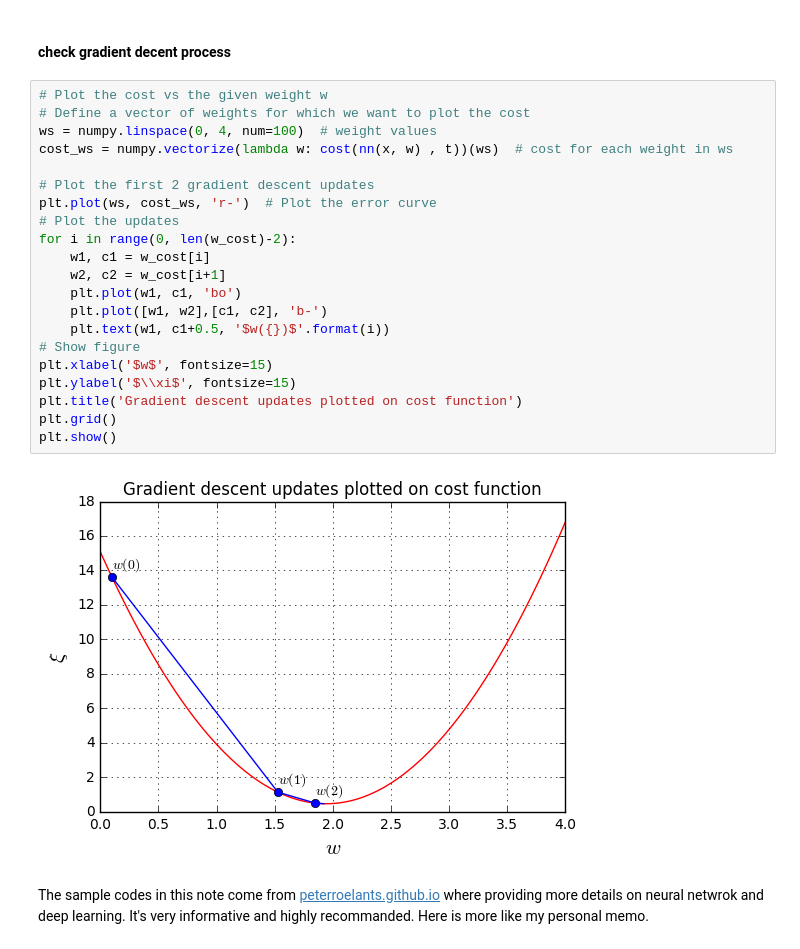
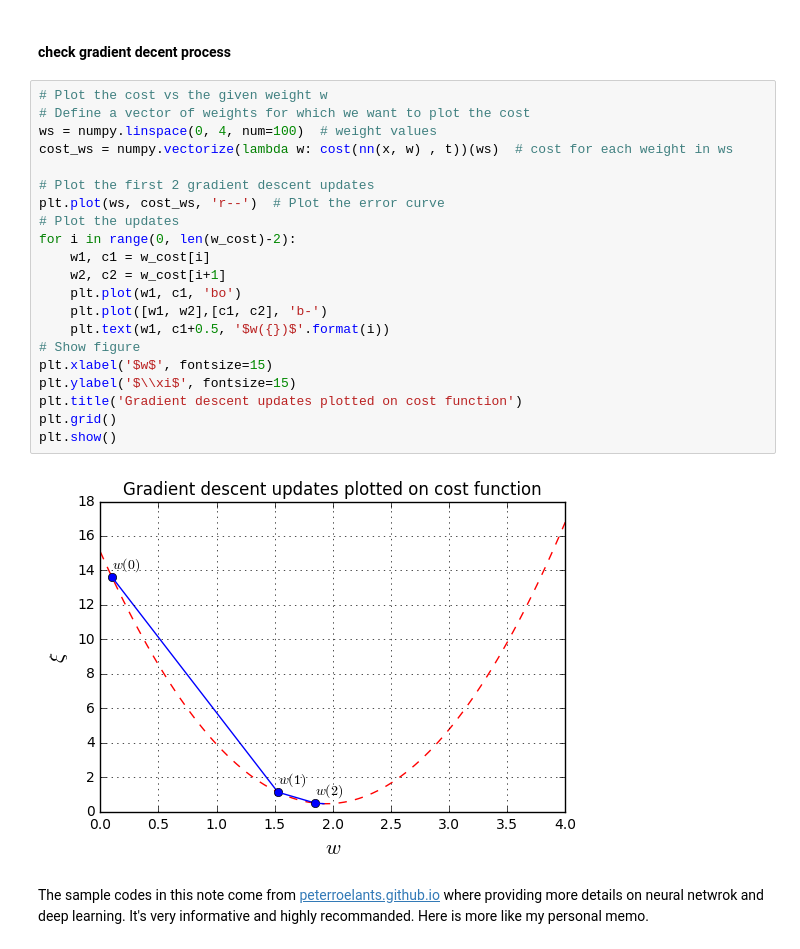
Before and after one commit to weichetaru/weichetaru.github.com, a Jupyter notebook: notebook/machine-learning/deep_learning-linear-regression-gradient-decent.ipynb, the cells around one changed output. Saved outputs shown, nothing was run; the diff lists cells and outputs as text.

```diff
--- a/notebook/machine-learning/deep_learning-linear-regression-gradient-decent.ipynb
+++ b/notebook/machine-learning/deep_learning-linear-regression-gradient-decent.ipynb
@@ -120,25 +120,25 @@ As you can see the $w$ is moving toward 2 with decreasing cost/loss.
 # %%
 # Plot the cost vs the given weight w
 # Define a vector of weights for which we want to plot the cost
 ws = numpy.linspace(0, 4, num=100)  # weight values
 cost_ws = numpy.vectorize(lambda w: cost(nn(x, w) , t))(ws)  # cost for each weight in ws
 
 # Plot the first 2 gradient descent updates
-plt.plot(ws, cost_ws, 'r-')  # Plot the error curve
+plt.plot(ws, cost_ws, 'r--')  # Plot the error curve
 # Plot the updates
 for i in range(0, len(w_cost)-2):
     w1, c1 = w_cost[i]
     w2, c2 = w_cost[i+1]
     plt.plot(w1, c1, 'bo')
     plt.plot([w1, w2],[c1, c2], 'b-')
     plt.text(w1, c1+0.5, '$w({})$'.format(i))
 # Show figure
 plt.xlabel('$w$', fontsize=15)
 plt.ylabel('$\\xi$', fontsize=15)
 plt.title('Gradient descent updates plotted on cost function')
 plt.grid()
 plt.show()
 # %% [output]
-[figure, old version]
+[figure, new version]
 # %% [markdown]
 The sample codes in this note come from [peterroelants.github.io](http://peterroelants.github.io/) where providing more details on neural netwrok and deep learning. It's very informative and highly recommanded. Here is more like my personal memo.
```
Also changed, not shown: parts of 3 cells of this notebook, 4 other files.
